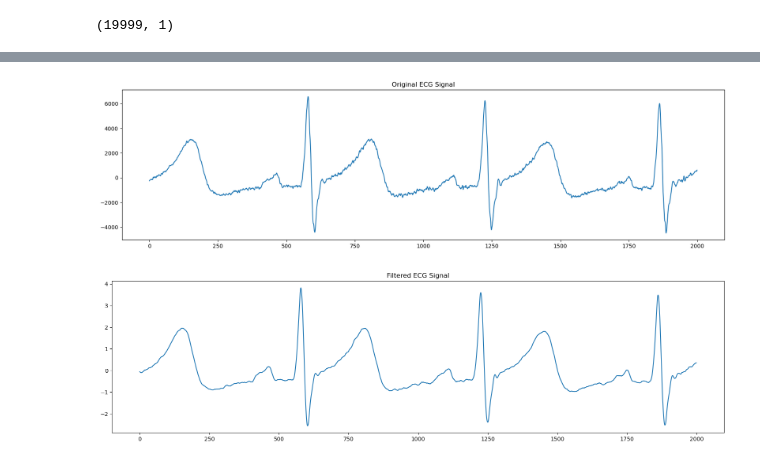
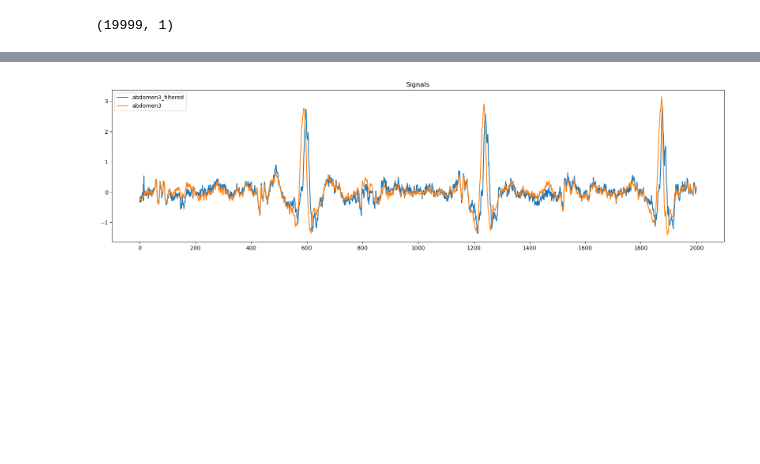
Before and after one commit to arasaniu/aml, a Jupyter notebook: src/ecg.ipynb, the cells around one changed output, grey strips where cells are left out. Drawn from its saved outputs; the diff is of its cells as text; code cells hidden in the pictures; blank space fills up the shorter version.

```diff
--- a/src/ecg.ipynb
+++ b/src/ecg.ipynb
@@ -116,23 +99,44 @@ for f in cutoff_baseline:
-# %%
-# Load ECG signal into a NumPy array
-ecg_signal = np.loadtxt('ECGdata/thorax1.txt')
-# Plot the ECG signal
-plt.figure(figsize=(20,5))
-plt.plot(ecg_signal[:2000])
-plt.title('Original ECG Signal')
-plt.show()
-# Create a moving average filter with window size 10
-window_size = 10
-filter_weights = np.ones(window_size) / window_size
-# Apply the filter to the ECG signal
-filtered_signal = np.convolve(ecg_signal, filter_weights, mode='same')
-# Plot the filtered signal
-filtered_signal=filtered_signal - np.mean(filtered_signal)
-filtered_signal=filtered_signal / np.std(filtered_signal)
-plt.figure(figsize=(20,5))
-plt.plot(filtered_signal[:2000])
-plt.title('Filtered ECG Signal')
-plt.show()
-# %% [output]
-[figure, removed]
-[figure, removed]
+# %%
+import numpy as np
+
+def non_adaptive_filter(primary, reference, filter_order=1):
+    """
+    Non-Adaptive Filter for Noise Cancellation
+    Args:
+        primary: Primary signal (mother + fetal heartbeat from abdomen)
+        reference: Noise reference signal (mother's heartbeat from thorax)
+        filter_order: Number of filter coefficients
+    Returns:
+        output: Signal with maternal heartbeat removed
+    """
+    N = len(primary)
+    if len(reference) != N:
+        raise ValueError("Primary and reference signals must have the same length.")
+
+    # Construct the reference signal matrix
+    X = np.zeros((N - filter_order, filter_order))
+    for i in range(filter_order, N):
+        X[i - filter_order] = reference[i - filter_order:i]
+
+    # Target vector (primary signal after the initial transient period)
+    d = primary[filter_order:]
+
+    # Compute the optimal filter coefficients using least squares
+    w = np.linalg.pinv(X) @ d  # Pseudoinverse for optimal coefficients
+
+    # Apply the filter to the reference signal
+    y = np.convolve(reference, w, mode='same')
+
+    # Compute the error signal (filtered output)
+    output = primary - y
+
+    return output
+
+# Apply the non-adaptive filter to remove maternal heartbeat from abdomen3 signal
+filter_order = 32
+abdomen3_filtered = non_adaptive_filter(abdomen3, thorax1, filter_order=filter_order)
+
+
+plot_signals([abdomen3_filtered, abdomen3], ['abdomen3_filtered', 'abdomen3'])
+# %% [output]
+[figure, added]
```
Also changed, not shown: parts of 5 cells of this notebook.
